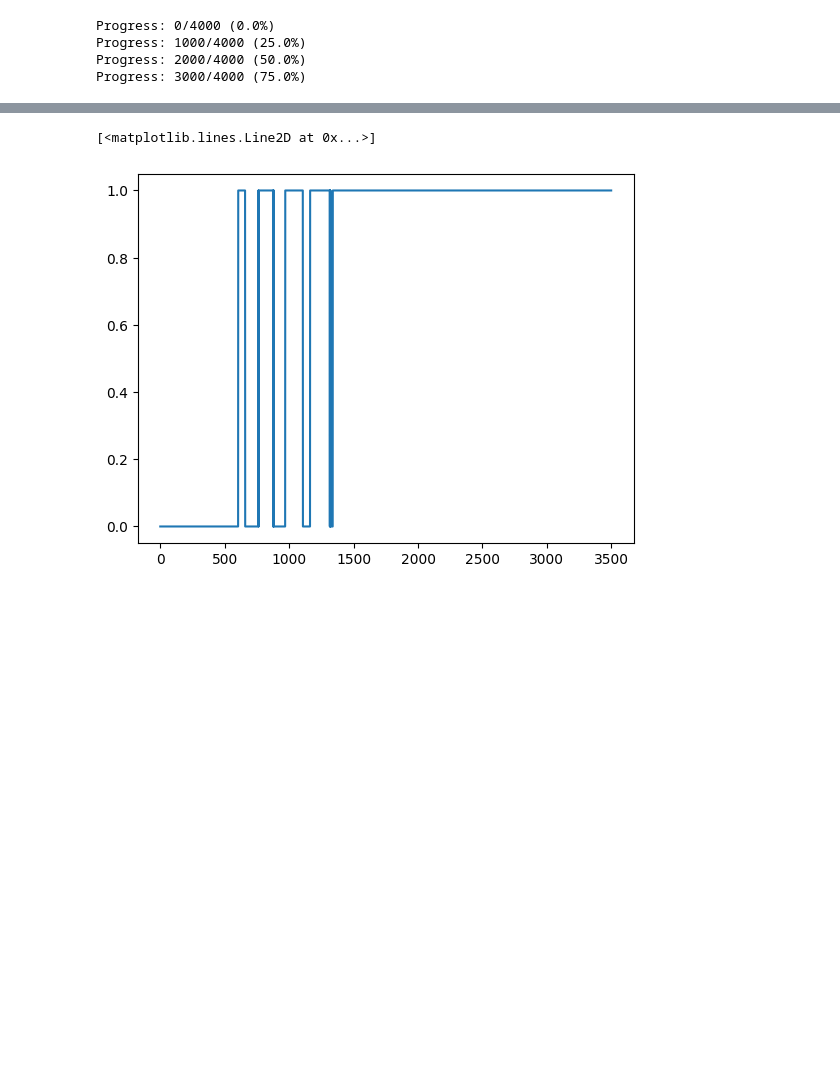
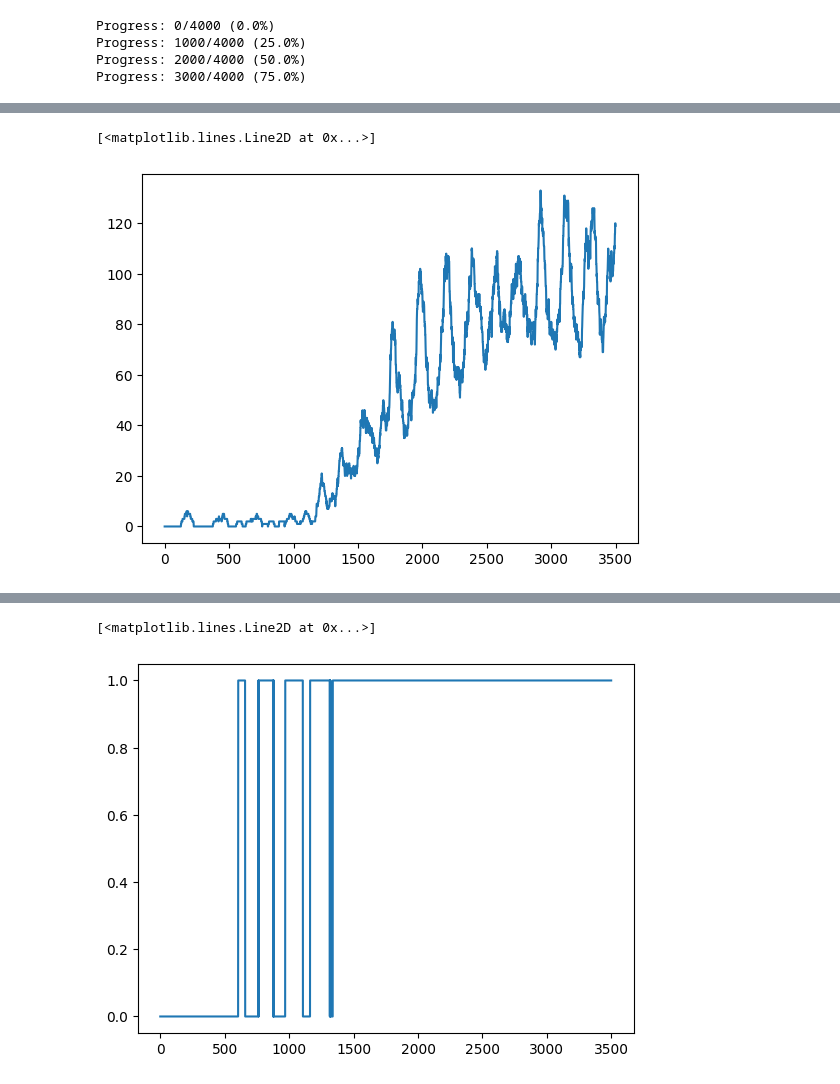
Before and after one commit to hhsherlock/Spiking_NN, a Jupyter notebook: mnst_learn/calculation.ipynb, the cells around one changed output, grey strips where cells are left out. Cells and saved outputs as stored; diff of their text form; code cells hidden in the pictures; blank space fills up the shorter version.

```diff
--- a/mnst_learn/calculation.ipynb
+++ b/mnst_learn/calculation.ipynb
@@ -688,0 +718,5 @@ sum = E_fires.sum(dim=(1,2))
+# %%
+plt.plot(sum_four.cpu()[500:])
+# %% [output]
+[<matplotlib.lines.Line2D at 0x...>]
+[figure, added]
```
Also changed, not shown: parts of 10 cells of this notebook, 8 other files.
